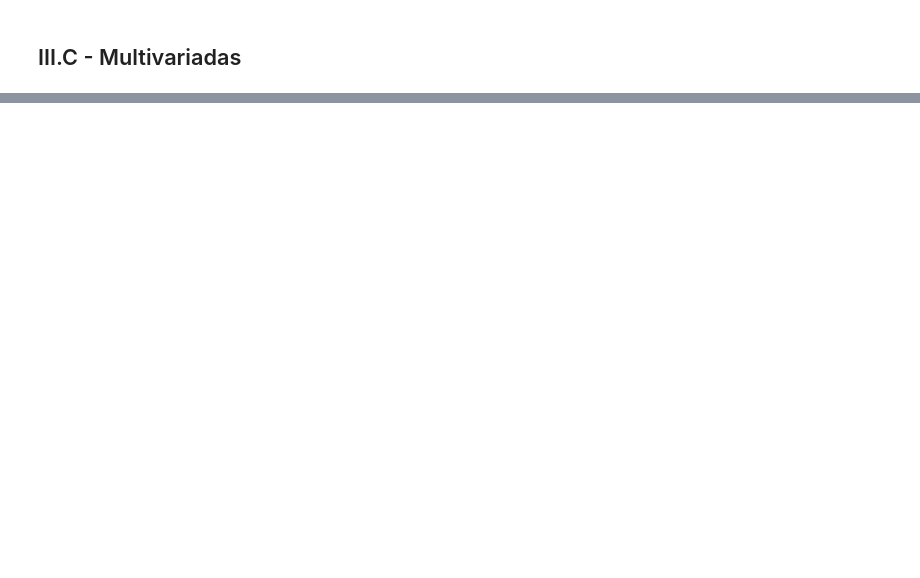
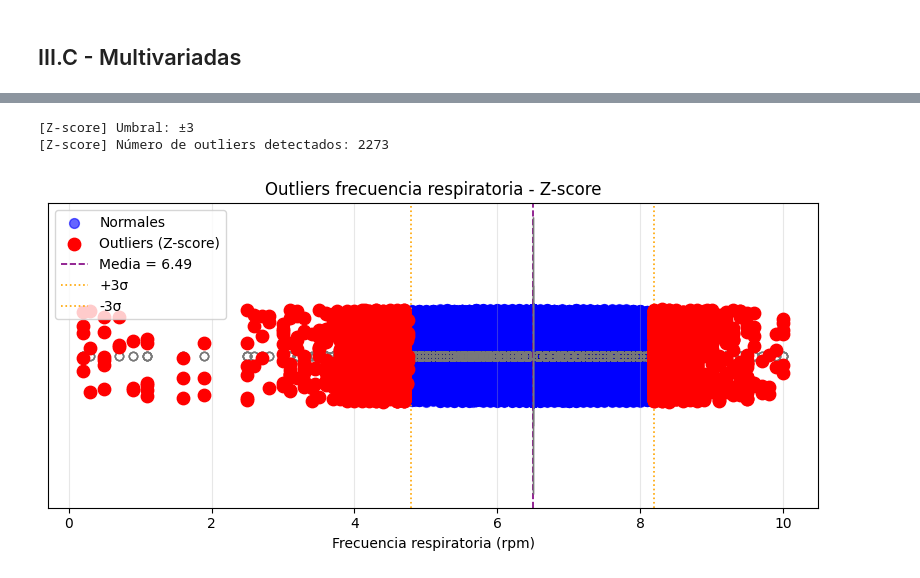
Before and after one commit to totox35/CiencasDatos_UdeA_GIRAULT, a Jupyter notebook: proyecto_aula/entregable_I_proyecto_aula.ipynb, the cells around one changed output, grey strips where cells are left out. Cells and saved outputs as stored; diff of their text form; code cells hidden in the pictures; blank space fills up the shorter version.

```diff
--- a/proyecto_aula/entregable_I_proyecto_aula.ipynb
+++ b/proyecto_aula/entregable_I_proyecto_aula.ipynb
@@ -1071,0 +1320,32 @@ Varianza total explicada por CP1 y CP2: 38.36%
+# %%
+resp = df_filtered['respiration'].dropna().values
+
+# --- Método Z-score ---
+z_scores = (resp - np.mean(resp)) / np.std(resp)
+seuil = 3  # umbral clásico, modificable
+outliers_z = resp[np.abs(z_scores) > seuil]
+normales_z = resp[np.abs(z_scores) <= seuil]
+
+print(f"[Z-score] Umbral: ±{seuil}")
+print(f"[Z-score] Número de outliers detectados: {len(outliers_z)}")
+
+plt.figure(figsize=(8, 4))
+sns.boxplot(x=resp, color="lightblue", width=0.3)
+plt.scatter(normales_z, np.random.uniform(-0.05, 0.05, size=len(normales_z)),
+            color="blue", s=50, alpha=0.6, label="Normales")
+plt.scatter(outliers_z, np.random.uniform(-0.05, 0.05, size=len(outliers_z)),
+            color="red", s=80, zorder=5, label="Outliers (Z-score)")
+plt.axvline(np.mean(resp), color="purple", linestyle="--", linewidth=1.2, label=f"Media = {np.mean(resp):.2f}")
+plt.axvline(np.mean(resp) + seuil*np.std(resp), color="orange", linestyle=":", linewidth=1.2, label=f"+{seuil}σ")
+plt.axvline(np.mean(resp) - seuil*np.std(resp), color="orange", linestyle=":", linewidth=1.2, label=f"-{seuil}σ")
+plt.title("Outliers frecuencia respiratoria - Z-score")
+plt.xlabel("Frecuencia respiratoria (rpm)")
+plt.yticks([])
+plt.legend(loc="upper left")
+plt.grid(alpha=0.3, axis="x")
+plt.tight_layout()
+plt.show()
+# %% [output]
+[Z-score] Umbral: ±3
+[Z-score] Número de outliers detectados: 2273
+[figure, added]
```
Also changed, not shown: parts of 16 cells of this notebook.
